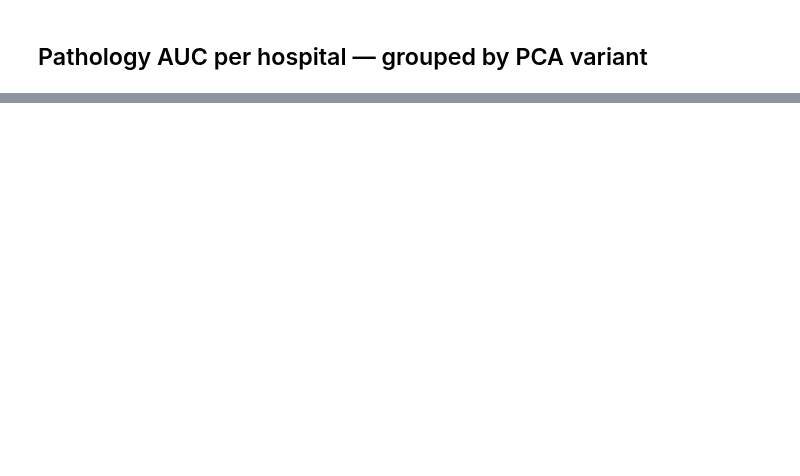
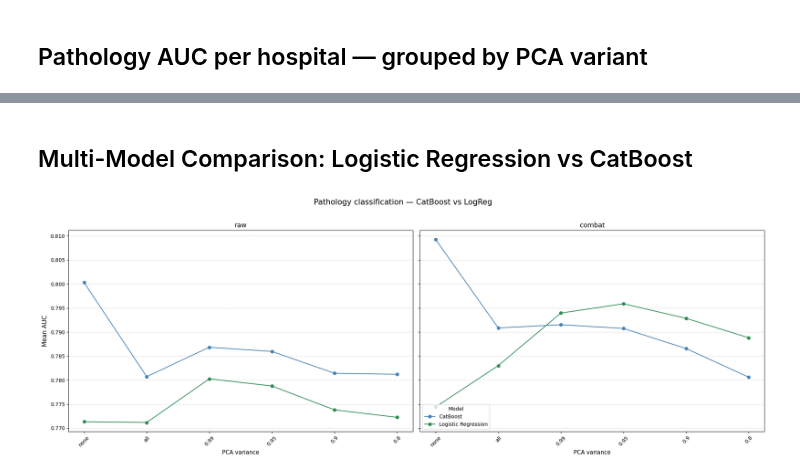
Before and after one commit to chox7/eeg-site-effects, a Jupyter notebook: notebooks/05_pca_sensitivity/02_pathology_classification.ipynb, the cells around one changed output, grey strips where cells are left out. Drawn from its saved outputs; the diff is of its cells as text; code cells hidden in the pictures; blank space fills up the shorter version.

```diff
--- a/notebooks/05_pca_sensitivity/02_pathology_classification.ipynb
+++ b/notebooks/05_pca_sensitivity/02_pathology_classification.ipynb
@@ -119,0 +202,37 @@ for pca in PCA_VARIANTS:
+# %% [markdown]
+## Multi-Model Comparison: Logistic Regression vs CatBoost
+# %%
+multimodel_df = pd.concat([
+logreg_df,
+catboost_df.assign(model='catboost').merge(
+  logreg_df[['method', 'pca_var']].drop_duplicates(),
+  on=['method', 'pca_var']
+)
+], ignore_index=True)
+# %%
+MODEL_COLORS = {'catboost': 'steelblue', 'logreg': 'seagreen'}
+MODEL_LABELS = {'catboost': 'CatBoost', 'logreg': 'Logistic Regression'}
+
+agg = multimodel_df.groupby(['method', 'model', 'pca_var'])['auc'].mean().reset_index()
+
+fig, axes = plt.subplots(1, len(METHODS), figsize=(20, 7), sharey=True)
+
+for ax, method in zip(axes, METHODS):
+    for model_name in MODELS:
+        subset = agg[(agg['method'] == method) & (agg['model'] == model_name)]
+        subset = subset.set_index('pca_var').reindex(PCA_VARIANTS)
+        ax.plot(PCA_VARIANTS, subset['auc'].values, marker='o',
+                color=MODEL_COLORS[model_name], label=MODEL_LABELS[model_name])
+        ax.set_title(method, fontsize=13)
+        ax.set_xlabel('PCA variance', fontsize=11)
+        ax.tick_params(axis='x', rotation=45)
+        ax.grid(axis='y', linestyle='--', alpha=0.5)
+
+axes[0].set_ylabel('Mean AUC', fontsize=12)
+axes[-1].legend(title='Model', loc='lower left')
+fig.suptitle('Pathology classification — CatBoost vs LogReg', fontsize=15, y=1.02)
+fig.tight_layout()
+fig.savefig(f"{FIGURES_DIR}/patho_auc_multimodel_by_method.png", dpi=150, bbox_inches='tight')
+plt.show()
+# %% [output]
+[figure, added]
```
Also changed, not shown: parts of 12 cells of this notebook, 4 other files.
